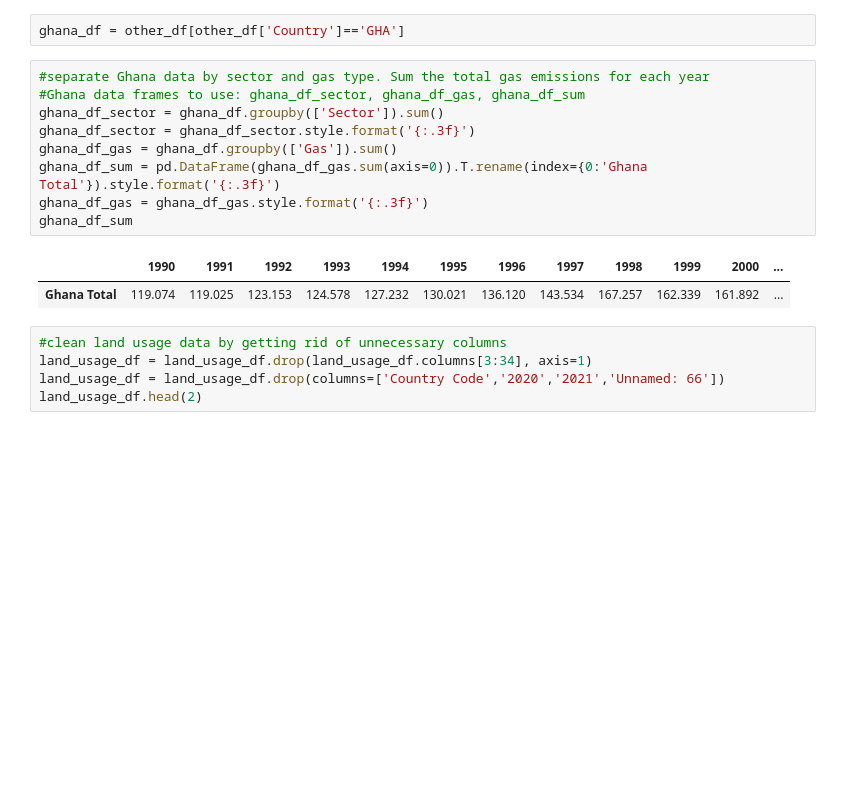
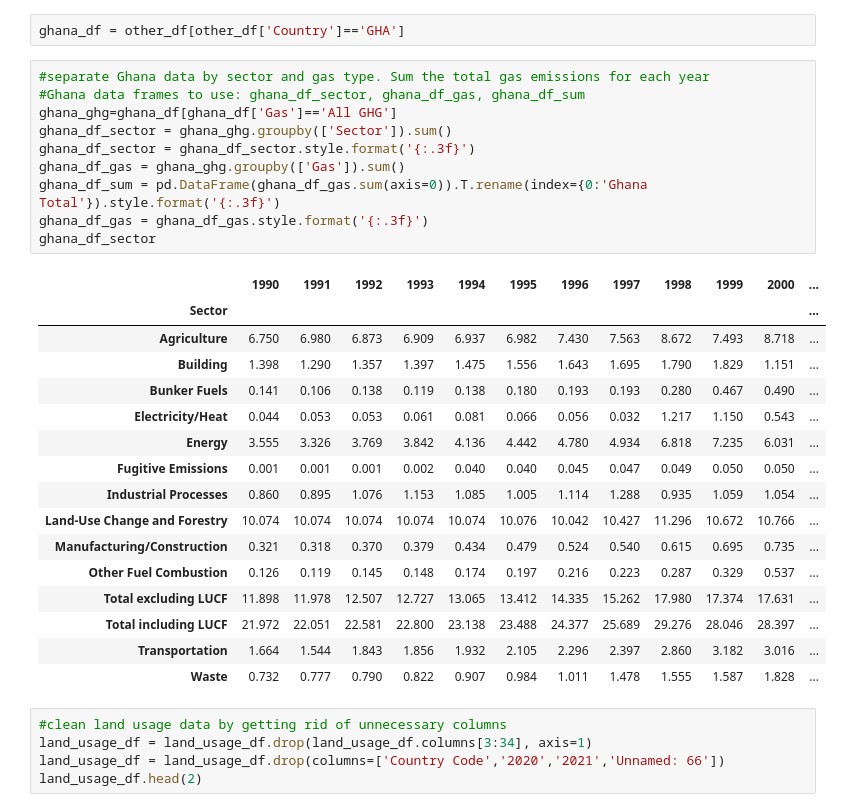
Before and after one commit to Dkconway4/Carbon-Emissions-Project, a Jupyter notebook: Project1_Carbon_Emissions.ipynb, the cells around one changed output. Saved outputs shown, nothing was run; the diff lists cells and outputs as text; blank space fills up the shorter version.

```diff
--- a/Project1_Carbon_Emissions.ipynb
+++ b/Project1_Carbon_Emissions.ipynb
@@ -26,15 +40,30 @@ ghana_df = other_df[other_df['Country']=='GHA']
 # %%
 #separate Ghana data by sector and gas type. Sum the total gas emissions for each year
 #Ghana data frames to use: ghana_df_sector, ghana_df_gas, ghana_df_sum
-ghana_df_sector = ghana_df.groupby(['Sector']).sum()
+ghana_ghg=ghana_df[ghana_df['Gas']=='All GHG']
+ghana_df_sector = ghana_ghg.groupby(['Sector']).sum()
 ghana_df_sector = ghana_df_sector.style.format('{:.3f}')
-ghana_df_gas = ghana_df.groupby(['Gas']).sum()
+ghana_df_gas = ghana_ghg.groupby(['Gas']).sum()
 ghana_df_sum = pd.DataFrame(ghana_df_gas.sum(axis=0)).T.rename(index={0:'Ghana Total'}).style.format('{:.3f}')
 ghana_df_gas = ghana_df_gas.style.format('{:.3f}')
-ghana_df_sum
+ghana_df_sector
 # %% [output]
 |  | 1990 | 1991 | 1992 | 1993 | 1994 | 1995 | 1996 | 1997 | 1998 | 1999 | 2000 | ... |
-| Ghana Total | 119.074 | 119.025 | 123.153 | 124.578 | 127.232 | 130.021 | 136.120 | 143.534 | 167.257 | 162.339 | 161.892 | ... |
+| Sector |  |  |  |  |  |  |  |  |  |  |  | ... |
+| Agriculture | 6.750 | 6.980 | 6.873 | 6.909 | 6.937 | 6.982 | 7.430 | 7.563 | 8.672 | 7.493 | 8.718 | ... |
+| Building | 1.398 | 1.290 | 1.357 | 1.397 | 1.475 | 1.556 | 1.643 | 1.695 | 1.790 | 1.829 | 1.151 | ... |
+| Bunker Fuels | 0.141 | 0.106 | 0.138 | 0.119 | 0.138 | 0.180 | 0.193 | 0.193 | 0.280 | 0.467 | 0.490 | ... |
+| Electricity/Heat | 0.044 | 0.053 | 0.053 | 0.061 | 0.081 | 0.066 | 0.056 | 0.032 | 1.217 | 1.150 | 0.543 | ... |
+| Energy | 3.555 | 3.326 | 3.769 | 3.842 | 4.136 | 4.442 | 4.780 | 4.934 | 6.818 | 7.235 | 6.031 | ... |
+| Fugitive Emissions | 0.001 | 0.001 | 0.001 | 0.002 | 0.040 | 0.040 | 0.045 | 0.047 | 0.049 | 0.050 | 0.050 | ... |
+| Industrial Processes | 0.860 | 0.895 | 1.076 | 1.153 | 1.085 | 1.005 | 1.114 | 1.288 | 0.935 | 1.059 | 1.054 | ... |
+| Land-Use Change and Forestry | 10.074 | 10.074 | 10.074 | 10.074 | 10.074 | 10.076 | 10.042 | 10.427 | 11.296 | 10.672 | 10.766 | ... |
+| Manufacturing/Construction | 0.321 | 0.318 | 0.370 | 0.379 | 0.434 | 0.479 | 0.524 | 0.540 | 0.615 | 0.695 | 0.735 | ... |
+| Other Fuel Combustion | 0.126 | 0.119 | 0.145 | 0.148 | 0.174 | 0.197 | 0.216 | 0.223 | 0.287 | 0.329 | 0.537 | ... |
+| Total excluding LUCF | 11.898 | 11.978 | 12.507 | 12.727 | 13.065 | 13.412 | 14.335 | 15.262 | 17.980 | 17.374 | 17.631 | ... |
+| Total including LUCF | 21.972 | 22.051 | 22.581 | 22.800 | 23.138 | 23.488 | 24.377 | 25.689 | 29.276 | 28.046 | 28.397 | ... |
+| Transportation | 1.664 | 1.544 | 1.843 | 1.856 | 1.932 | 2.105 | 2.296 | 2.397 | 2.860 | 3.182 | 3.016 | ... |
+| Waste | 0.732 | 0.777 | 0.790 | 0.822 | 0.907 | 0.984 | 1.011 | 1.478 | 1.555 | 1.587 | 1.828 | ... |
 # %%
 #clean land usage data by getting rid of unnecessary columns
 land_usage_df = land_usage_df.drop(land_usage_df.columns[3:34], axis=1)
```
Also changed, not shown: parts of 1 cell of this notebook.
